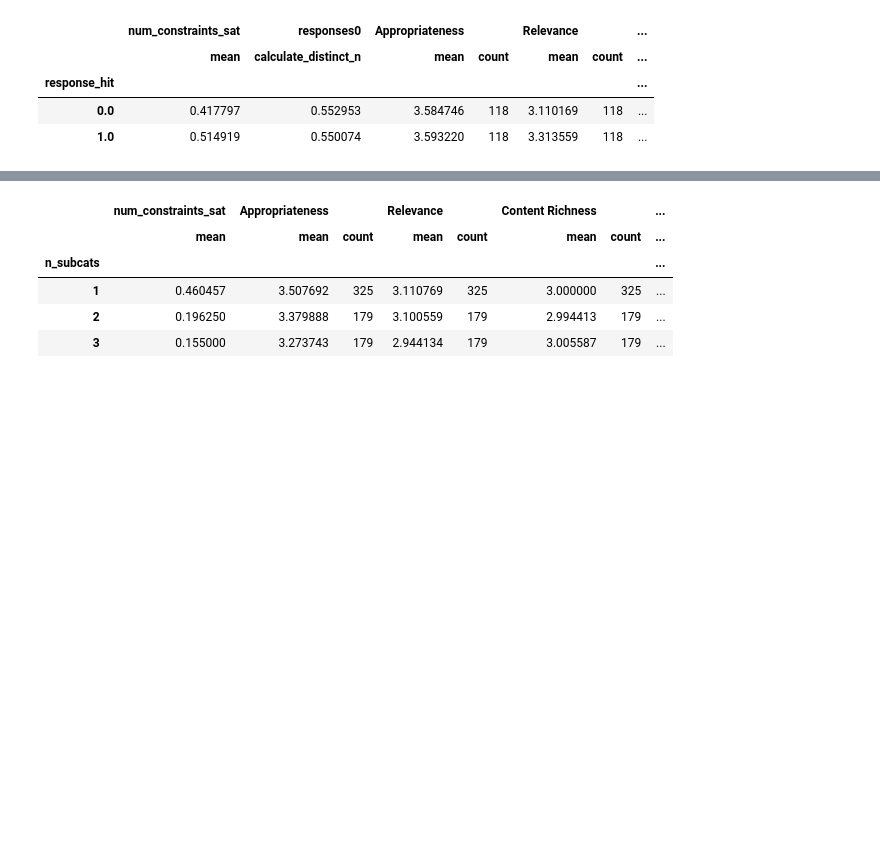
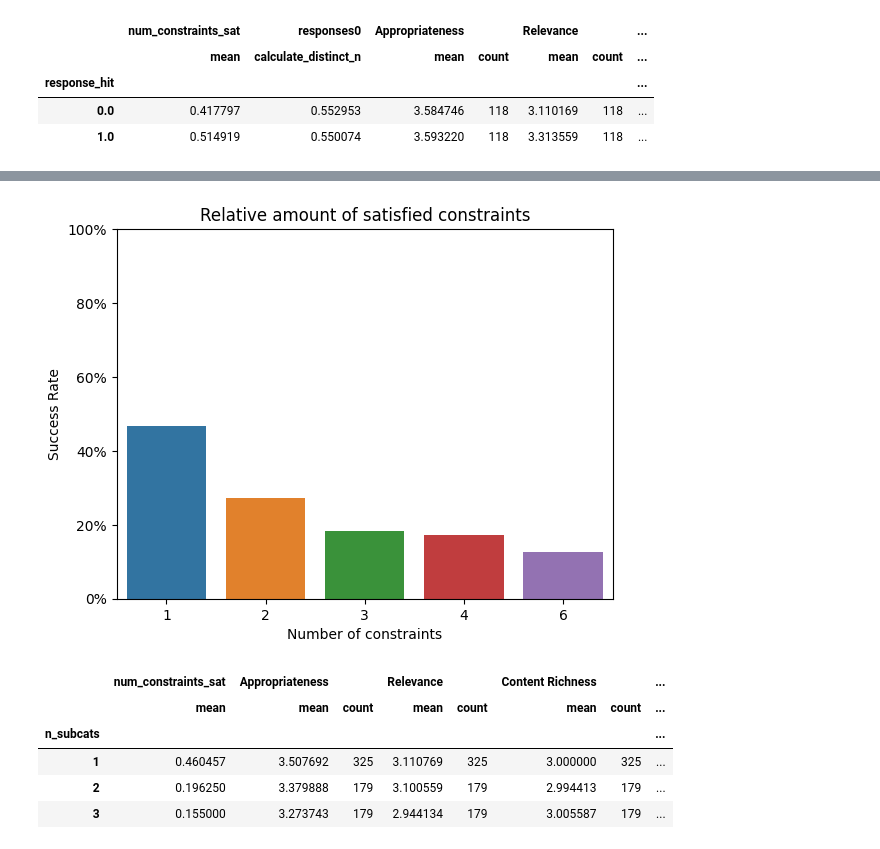
Before and after one commit to shivster2000/grammarctg, a Jupyter notebook: experiments/016_visualize_evaluation.ipynb, the cells around one changed output, grey strips where cells are left out. Cells and saved outputs as stored; diff of their text form; code cells hidden in the pictures; blank space fills up the shorter version.

```diff
--- a/experiments/016_visualize_evaluation.ipynb
+++ b/experiments/016_visualize_evaluation.ipynb
@@ -63,3 +74,13 @@ get_aggs(results)
+# %%
+sns.barplot(per_num_constraints, x=per_num_constraints.index, y=per_num_constraints['num_constraints_sat']['mean'])
+plt.ylim(0.0,1.0)
+plt.gca().set_yticklabels([f'{x:.0%}' for x in plt.gca().get_yticks()])
+plt.ylabel("Success Rate")
+plt.xlabel("Number of constraints")
+plt.title("Relative amount of satisfied constraints")
+plt.show()
+# %% [output]
+[figure, added]
 # %%
 get_aggs(results, ["n_subcats"])
 # %% [output]
```
Also changed, not shown: parts of 11 cells of this notebook, 28 other files.
